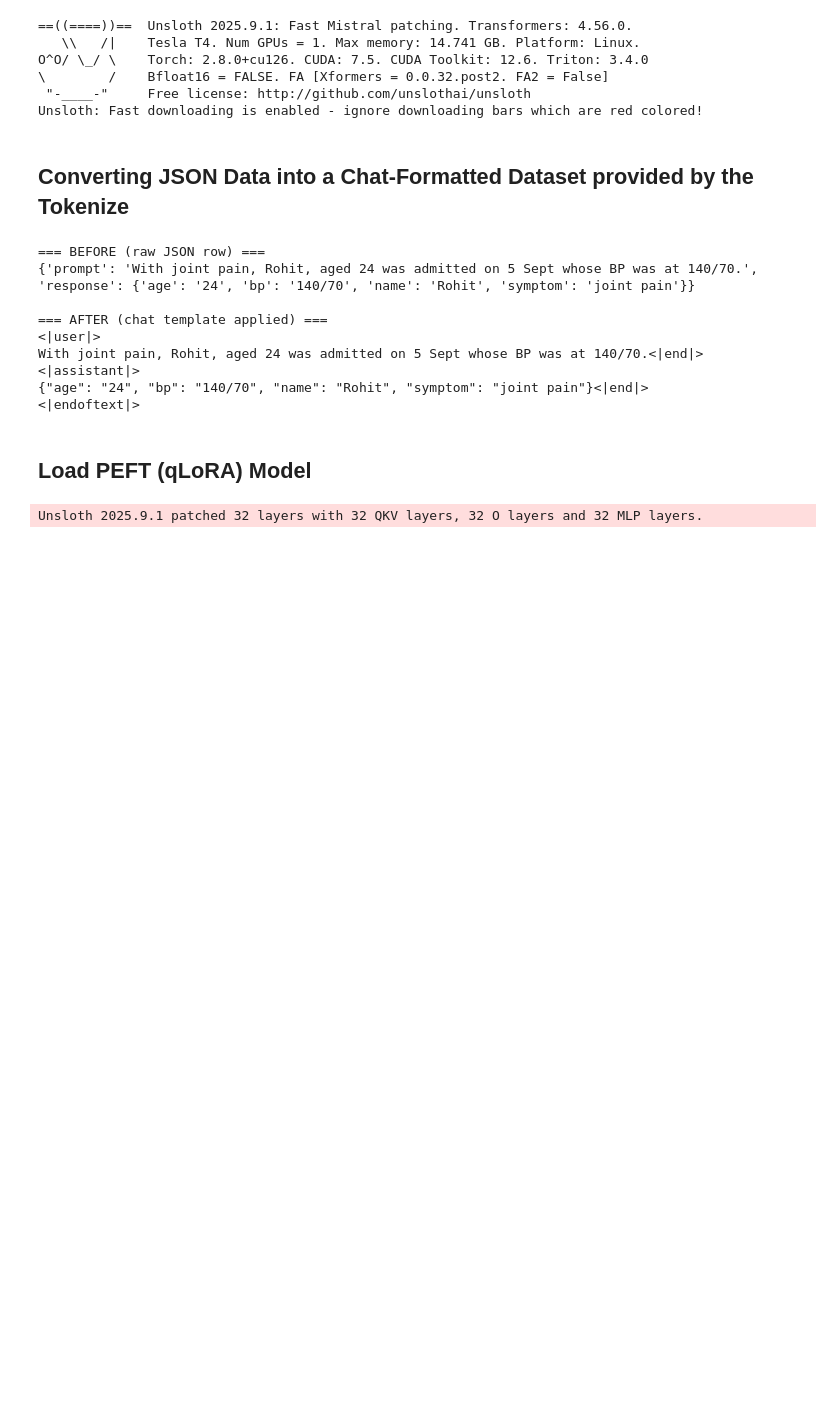
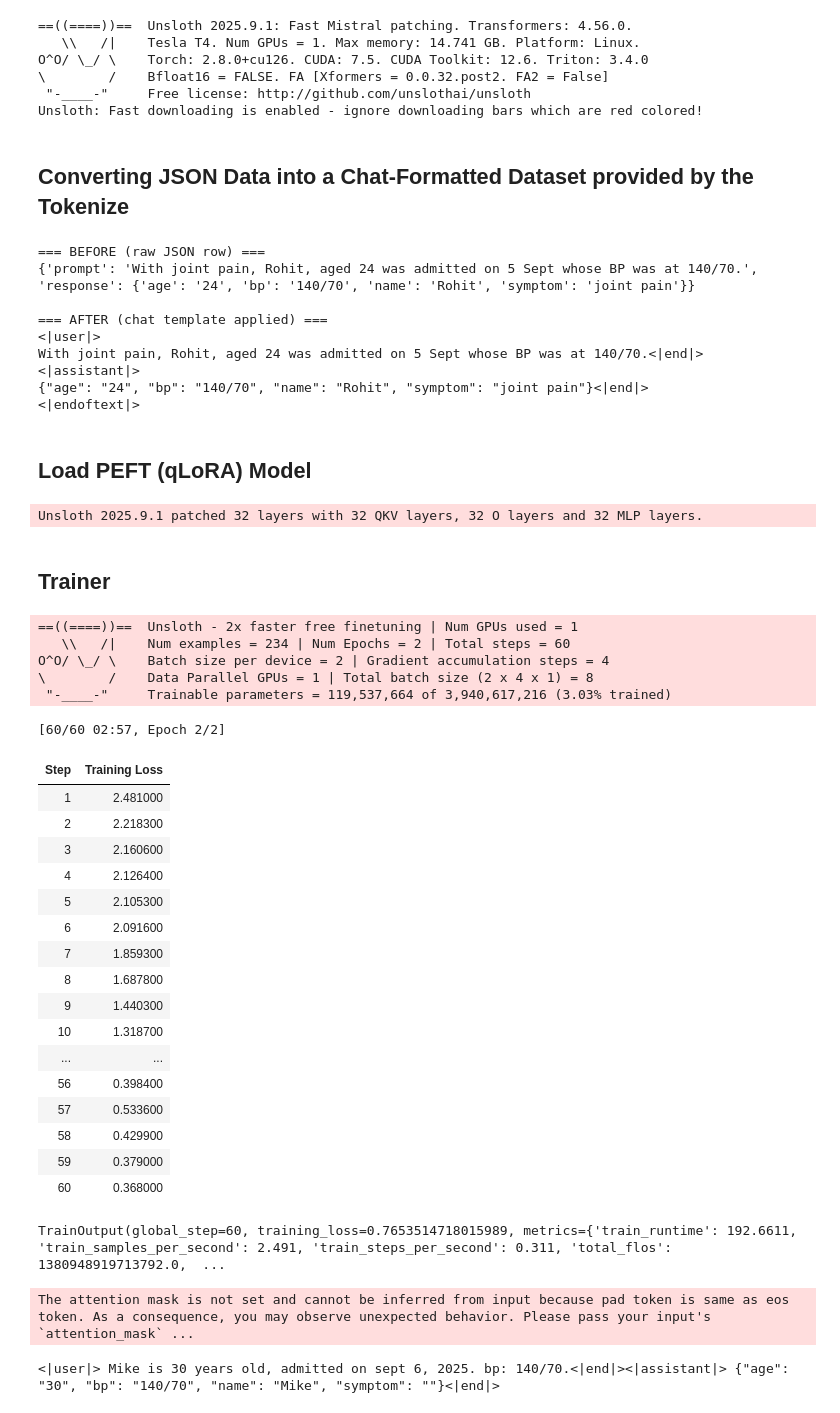
Before and after one commit to 7rohxt/finetune-ollama-unsloth, a Jupyter notebook: finetune.ipynb, the cells around one changed output. Drawn from its saved outputs; the diff is of its cells as text; code cells hidden in the pictures; blank space fills up the shorter version.

Commit message:
feat: add trainer, fine-tuning pipeline, and inference script

```diff
--- a/finetune.ipynb
+++ b/finetune.ipynb
@@ -89,3 +129,69 @@ model = FastLanguageModel.get_peft_model(
 )
 # %% [output]
 Unsloth 2025.9.1 patched 32 layers with 32 QKV layers, 32 O layers and 32 MLP layers.
+# %% [markdown]
+## Trainer
+# %%
+trainer = SFTTrainer(  # supervised fine-tuning trainer
+    model = model,
+    train_dataset = dataset,
+    tokenizer = tokenizer,
+    dataset_text_field = 'text', # tells trainer which column in the dataset contains text sequences.
+    max_seq_length = 2048,
+    args = SFTConfig(
+        per_device_train_batch_size = 2,  # each GPU reads 2 tokenized sequences at once
+        gradient_accumulation_steps = 4,  # accumulate loss for 4 iterations before optimizer step -> effective batch 2 * 4 = 8
+        warmup_steps = 10,  # linearly "climb" to the learning rate from 0 in the first 10 steps
+        max_steps = 60,  # max steps before stopping (unless epochs out before that)
+        logging_steps = 1,  # log every single step
+        output_dir = "finetuned_model",  # where to store checkpoints, logs etc.
+        optim = "adamw_8bit",  # 8-bit AdamW optimizer
+        num_train_epochs = 3,  # number of epochs, unless we reach 60 steps first
+        report_to=[])
+)
+trainer.train()
+# %% [output]
+==((====))==  Unsloth - 2x faster free finetuning | Num GPUs used = 1
+   \\   /|    Num examples = 234 | Num Epochs = 2 | Total steps = 60
+O^O/ \_/ \    Batch size per device = 2 | Gradient accumulation steps = 4
+\        /    Data Parallel GPUs = 1 | Total batch size (2 x 4 x 1) = 8
+ "-____-"     Trainable parameters = 119,537,664 of 3,940,617,216 (3.03% trained)
+[60/60 02:57, Epoch 2/2]
+| Step | Training Loss |
+| 1 | 2.481000 |
+| 2 | 2.218300 |
+| 3 | 2.160600 |
+| 4 | 2.126400 |
+| 5 | 2.105300 |
+| 6 | 2.091600 |
+| 7 | 1.859300 |
+| 8 | 1.687800 |
+| 9 | 1.440300 |
+| 10 | 1.318700 |
+| ... | ... |
+| 56 | 0.398400 |
+| 57 | 0.533600 |
+| 58 | 0.429900 |
+| 59 | 0.379000 |
+| 60 | 0.368000 |
+TrainOutput(global_step=60, training_loss=0.7653514718015989, metrics={'train_runtime': 192.6611, 'train_samples_per_second': 2.491, 'train_steps_per_second': 0.311, 'total_flos': 1380948919713792.0,  ...
+# %%
+FastLanguageModel.for_inference(model)
+
+messages = [
+    {
+        "role": "user",
+        "content": "Mike is 30 years old, admitted on sept 6, 2025. bp: 140/70."
+    },
+]
+
+inputs = tokenizer.apply_chat_template(messages, tokenize=True, add_generation_prompt=True, return_tensors="pt").to("cuda")
+
+outputs = model.generate(input_ids=inputs, max_new_tokens=512, use_cache=True, temperature=0.7, do_sample=True, top_p=0.9)
+
+response = tokenizer.batch_decode(outputs)[0]
+
+print(response)
+# %% [output]
+The attention mask is not set and cannot be inferred from input because pad token is same as eos token. As a consequence, you may observe unexpected behavior. Please pass your input's `attention_mask` ...
+<|user|> Mike is 30 years old, admitted on sept 6, 2025. bp: 140/70.<|end|><|assistant|> {"age": "30", "bp": "140/70", "name": "Mike", "symptom": ""}<|end|>
```
Also changed, not shown: parts of 4 cells of this notebook.
